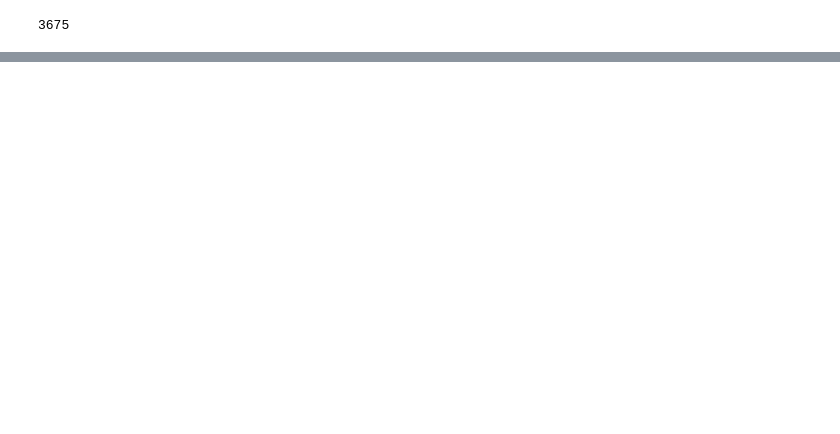
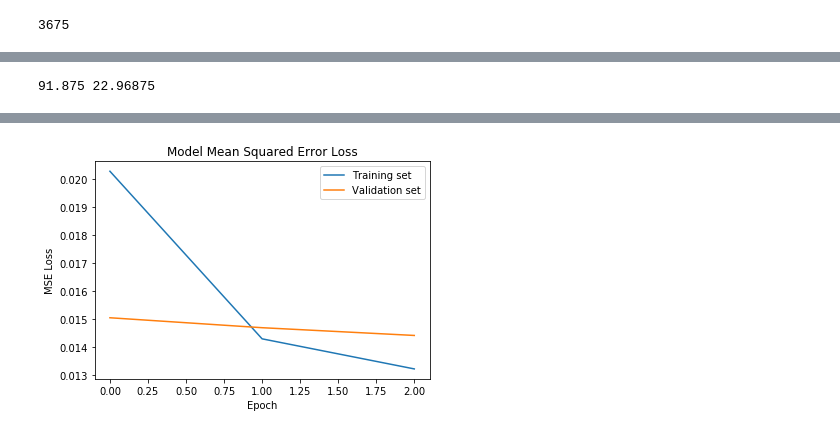
Before and after one commit to MyGitHubSite/Udacity-CarND-T1P3-Behavioral-Cloning, a Jupyter notebook: model.ipynb, the cells around one changed output, grey strips where cells are left out. Cells and saved outputs as stored; diff of their text form; code cells hidden in the pictures; blank space fills up the shorter version.

```diff
--- a/model.ipynb
+++ b/model.ipynb
@@ -19,16 +57,16 @@ print(len(samples))
 # %%
 %%time
 import cv2
-import matplotlib.pyplot as plt
+import numpy as np
 
 'Function to extract images and steering angles from raw data'
-def load_images(samples):
+def load_data(samples):
     images = []
     steering_angles = []
     num_samples = len(samples)
 
     for i, sample in enumerate(samples):
-        print('Reading Sample: '+str(i)+' of '+str(num_samples), end='\r')
+        # print('Reading Sample: '+str(i)+' of '+str(num_samples), end='\r')
         for j in range(1):
             source_path = sample[j]
             filename = source_path.split('/')[-1]
@@ -42,9 +80,9 @@ def load_images(samples):
         #steering_angles.append(steering_angle_center - 0.2)
     return images, steering_angles
 
-images, steering_angles = load_images(samples)
+images, steering_angles = load_data(samples)
+x_train = np.array(images)
+y_train = np.array(steering_angles)
+
 print(len(images), len(steering_angles))
-
-plt.hist(steering_angles, 21)
-plt.show()
 # %% [output]
@@ -54,6 +91,5 @@ Wall time: 6.87 s
 # %%
 %%time
-import numpy as np
 
 'Function to augment the images and steering angles'
 def augment_data(images, steering_angles):
@@ -68,10 +104,11 @@ def augment_data(images, steering_angles):
         augmented_steering_angles.append(flipped_steering_angle)
     return augmented_images, augmented_steering_angles
 
-augmented_images, augmented_steering_angles = augment_data(images, steering_angles)
-print(len(augmented_images), len(augmented_steering_angles))
-x_train = np.array(augmented_images)
-y_train = np.array(augmented_steering_angles)
+images, steering_angles = augment_data(images, steering_angles)
+x_train = np.array(images)
+y_train = np.array(steering_angles)
+
+print(len(images), len(steering_angles))
 print (x_train.shape)
 print (y_train.shape)
 # %% [output]
@@ -91,12 +128,12 @@ def generator(samples, batch_size=32):
         for offset in range(0, num_samples, batch_size):
             batch_samples = samples[offset:offset+batch_size]
 
-            images, steering_angles = load_images(batch_samples)
-            # augmented_images, augmented_steering_angles = augment_data(images, steering_angles)
+            images, steering_angles = load_data(batch_samples)
+            # images, steering_angles = augment_data(images, steering_angles)
 
-            X_train = np.array(augmented_images)
-            y_train = np.array(augmented_steering_angles)
-            yield sklearn.utils.shuffle(x_train, y_train)
+            x_train = np.array(images)
+            y_train = np.array(steering_angles)
+            yield x_train, y_train
 # %%
 import matplotlib.pyplot as plt
 import os
@@ -168,17 +199,21 @@ ImportError: Traceback (most recent call last):
 # %%
 # compile and train the model using the generator function
+samples=load_samples()
 train_samples, validation_samples = train_test_split(samples, test_size=0.2)
 train_generator = generator(train_samples, batch_size=32)
 validation_generator = generator(validation_samples, batch_size=32)
 
 print(len(train_samples)/32, len(validation_samples)/32)
+# %% [output]
+91.875 22.96875
 # %%
 model = nvidia_model()
 history_object = model.fit_generator(train_generator,
-                               steps_per_epoch=len(train_samples)/32,
-                               validation_data=validation_generator,
-                               validation_steps=len(validation_samples)/32,
-                               epochs=50,
-                               verbose=1)
+                                     steps_per_epoch=len(train_samples)/32,
+                                     validation_data=validation_generator,
+                                     validation_steps=len(validation_samples)/32,
+                                     epochs=3,
+                                     verbose=1)
 plot_history(history_object, './images/', 'model')
 model.save('model.h5')
+# %% [output]
@@ -184,0 +226 @@ model.save('model.h5')
+[figure, added]
```
Also changed, not shown: parts of 5 cells of this notebook, 1 other file.
